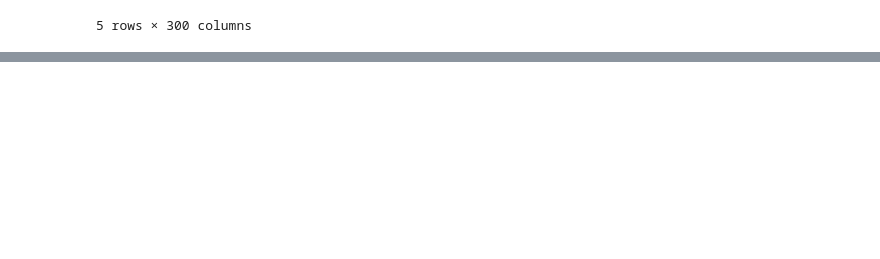
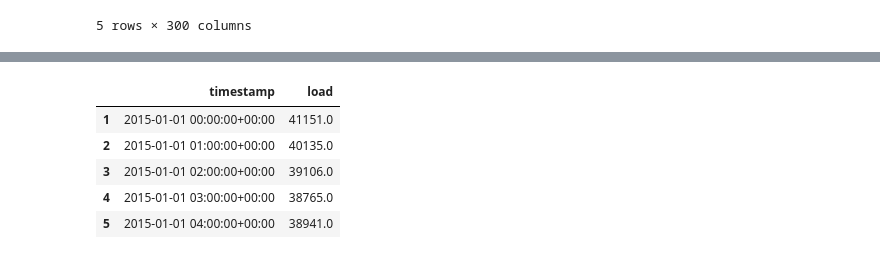
Before and after one commit to dekshinaudayan/german-electricity-demand-forecasting, a Jupyter notebook: notebooks/01_EDA.ipynb, the cells around one changed output, grey strips where cells are left out. Saved outputs shown, nothing was run; the diff lists cells and outputs as text; code cells hidden in the pictures; blank space fills up the shorter version.

```diff
--- a/notebooks/01_EDA.ipynb
+++ b/notebooks/01_EDA.ipynb
@@ -28,3 +28,9 @@ df.head()
 | 3 | 2015-01-01T02:00:00Z | 2015-01-01T03:00:00+0100 | 5347.0 | 6482.0 | 41.0 | ... |
 | 4 | 2015-01-01T03:00:00Z | 2015-01-01T04:00:00+0100 | 5249.0 | 6454.0 | 38.0 | ... |
 5 rows × 300 columns
+# %%
+# Convert timestamp and inspect dataset
+
+df["utc_timestamp"] = pd.to_datetime(df["utc_timestamp"])
+print("Shape:", df.shape)
+df.info()
@@ -30,0 +44,12 @@ df.head()
+# %%
+# Select German electricity demand column
+electricity = df[[
+    "utc_timestamp",
+    "DE_load_actual_entsoe_transparency"
+]].copy()
+# %%
+# Rename columns
+
+electricity.columns = ["timestamp", "load"]
+
+electricity.head()
@@ -30,0 +63,19 @@ df.head()
+# %%
+# Filter data from 2015 onwards
+
+electricity["timestamp"] = pd.to_datetime(
+    electricity["timestamp"]
+)
+
+electricity = electricity[
+    electricity["timestamp"] >= "2015-01-01"
+]
+
+electricity.head()
+# %% [output]
+|  | timestamp | load |
+| 1 | 2015-01-01 00:00:00+00:00 | 41151.0 |
+| 2 | 2015-01-01 01:00:00+00:00 | 40135.0 |
+| 3 | 2015-01-01 02:00:00+00:00 | 39106.0 |
+| 4 | 2015-01-01 03:00:00+00:00 | 38765.0 |
+| 5 | 2015-01-01 04:00:00+00:00 | 38941.0 |
```
Also changed, not shown: parts of 12 cells of this notebook.
